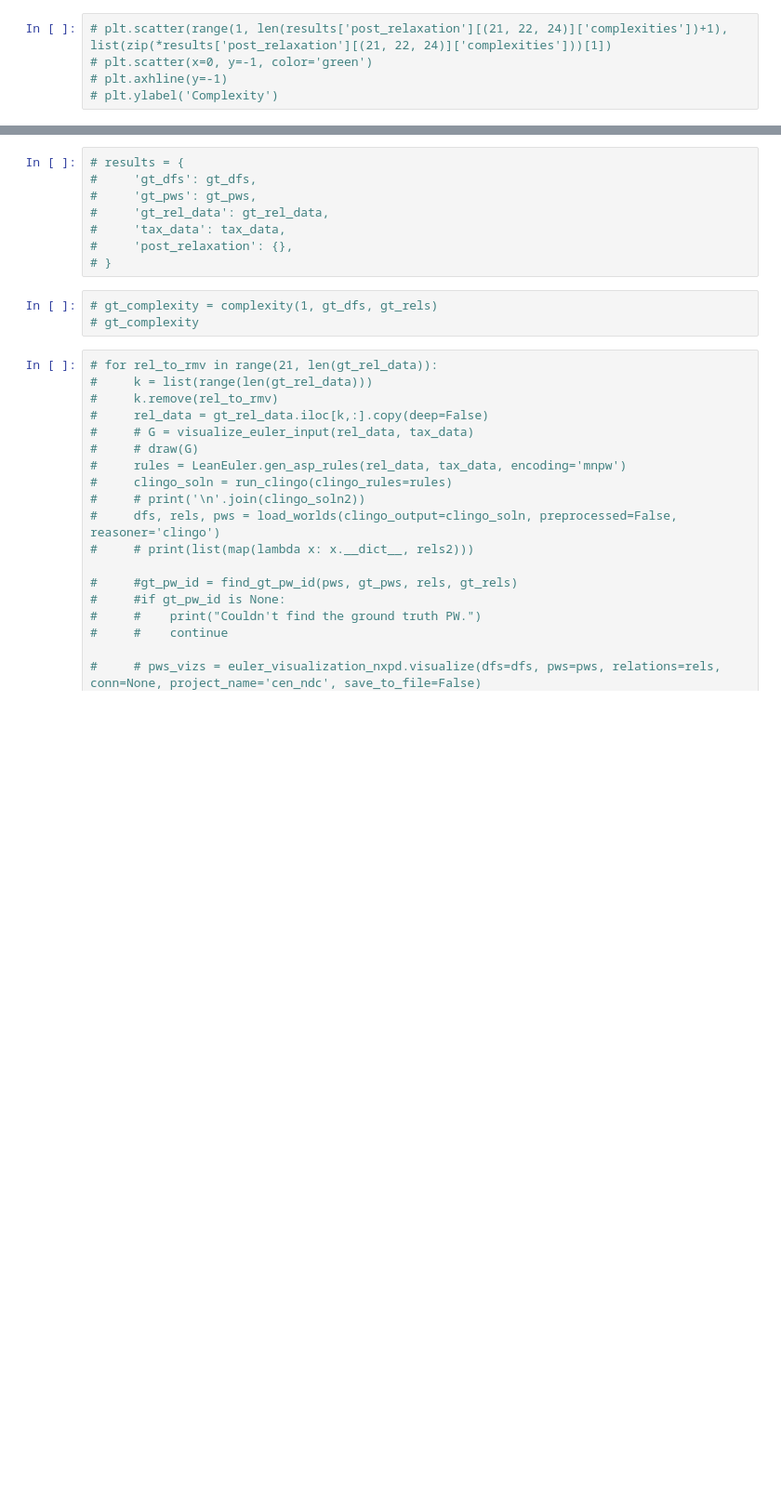
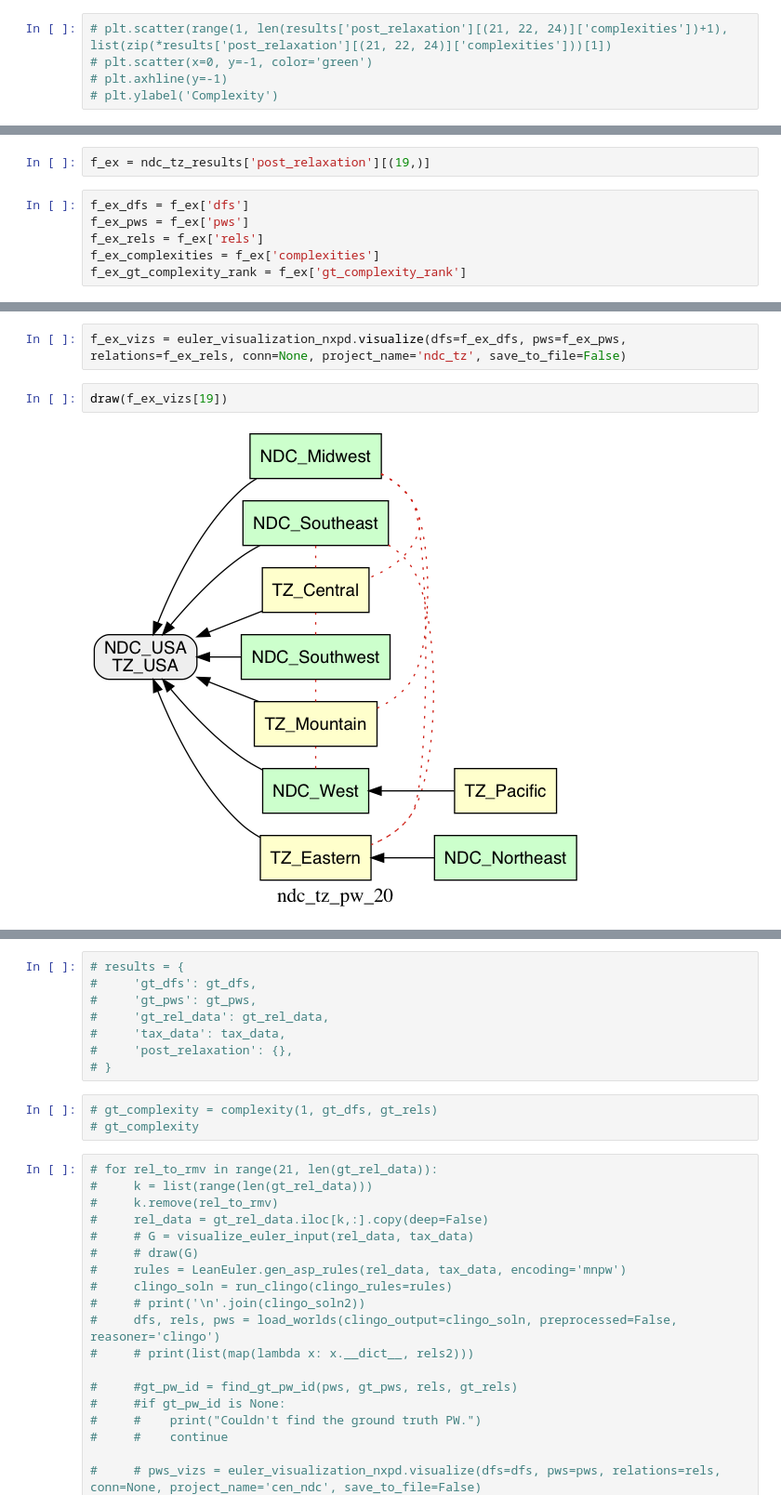
Before and after one commit to idaks/LeanEuler, a Jupyter notebook: lean_euler.ipynb, the cells around one changed output, grey strips where cells are left out. Shown at 93% size. Saved outputs shown, nothing was run; the diff lists cells and outputs as text; blank space fills up the shorter version.

```diff
--- a/lean_euler.ipynb
+++ b/lean_euler.ipynb
@@ -493,0 +501,8 @@ Constraints:
+# %%
+f_ex = ndc_tz_results['post_relaxation'][(19,)]
+# %%
+f_ex_dfs = f_ex['dfs']
+f_ex_pws = f_ex['pws']
+f_ex_rels = f_ex['rels']
+f_ex_complexities = f_ex['complexities']
+f_ex_gt_complexity_rank = f_ex['gt_complexity_rank']
@@ -493,0 +529,6 @@ Constraints:
+# %%
+f_ex_vizs = euler_visualization_nxpd.visualize(dfs=f_ex_dfs, pws=f_ex_pws, relations=f_ex_rels, conn=None, project_name='ndc_tz', save_to_file=False)
+# %%
+draw(f_ex_vizs[19])
+# %% [output]
+[figure, added]
```
Also changed, not shown: parts of 18 cells of this notebook.
